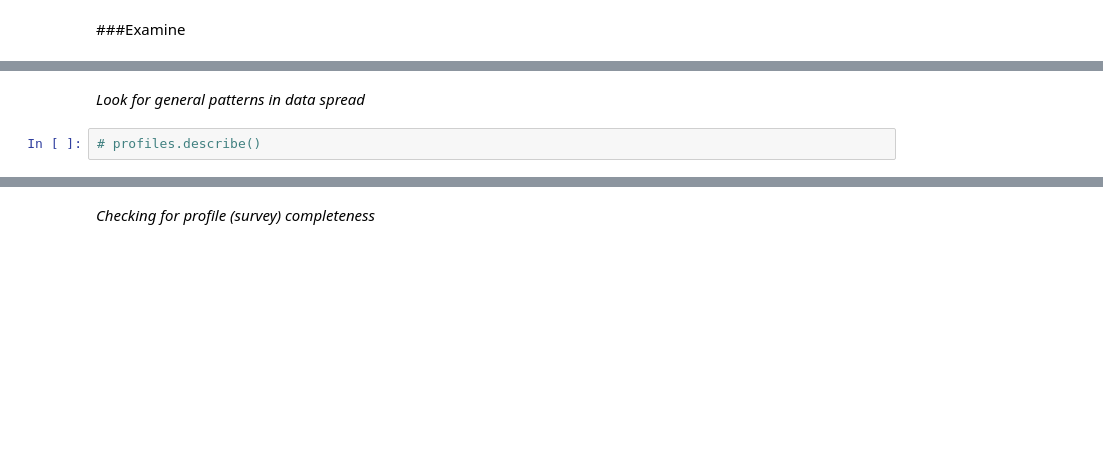
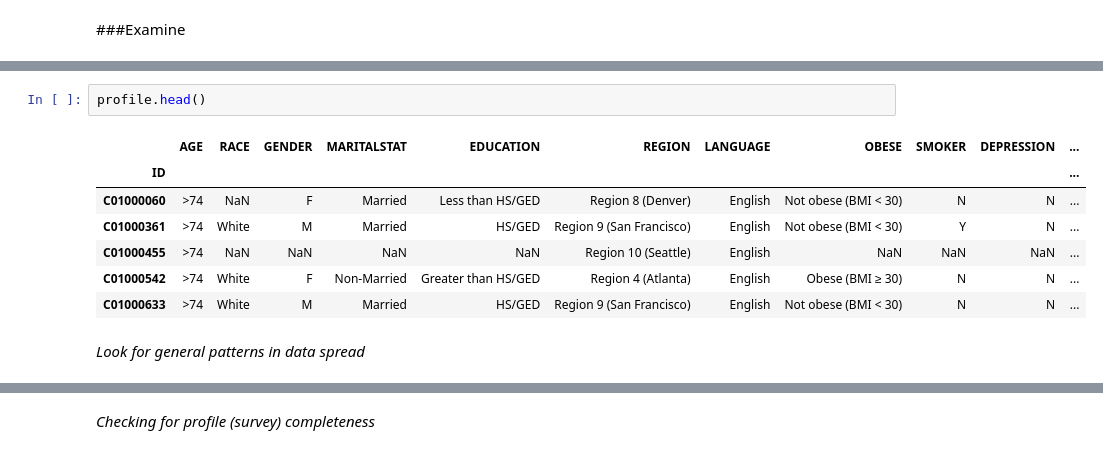
Before and after one commit to cesleem/DAT_SF_14, a Jupyter notebook: project/data_transformations/source_data_to_clean_data.ipynb, the cells around one changed output, grey strips where cells are left out. Saved outputs shown, nothing was run; the diff lists cells and outputs as text; blank space fills up the shorter version.

```diff
--- a/project/data_transformations/source_data_to_clean_data.ipynb
+++ b/project/data_transformations/source_data_to_clean_data.ipynb
@@ -53,4 +144,12 @@ allpatients.columns
+# %%
+profile.head()
+# %% [output]
+|  | AGE | RACE | GENDER | MARITALSTAT | EDUCATION | REGION | LANGUAGE | OBESE | SMOKER | DEPRESSION | ... |
+| ID |  |  |  |  |  |  |  |  |  |  | ... |
+| C01000060 | >74 | NaN | F | Married | Less than HS/GED | Region 8 (Denver) | English | Not obese (BMI < 30) | N | N | ... |
+| C01000361 | >74 | White | M | Married | HS/GED | Region 9 (San Francisco) | English | Not obese (BMI < 30) | Y | N | ... |
+| C01000455 | >74 | NaN | NaN | NaN | NaN | Region 10 (Seattle) | English | NaN | NaN | NaN | ... |
+| C01000542 | >74 | White | F | Non-Married | Greater than HS/GED | Region 4 (Atlanta) | English | Obese (BMI ≥ 30) | N | N | ... |
+| C01000633 | >74 | White | M | Married | HS/GED | Region 9 (San Francisco) | English | Not obese (BMI < 30) | N | N | ... |
 # %% [markdown]
 *Look for general patterns in data spread*
-# %%
-# profiles.describe()
```
Also changed, not shown: parts of 30 cells of this notebook.
